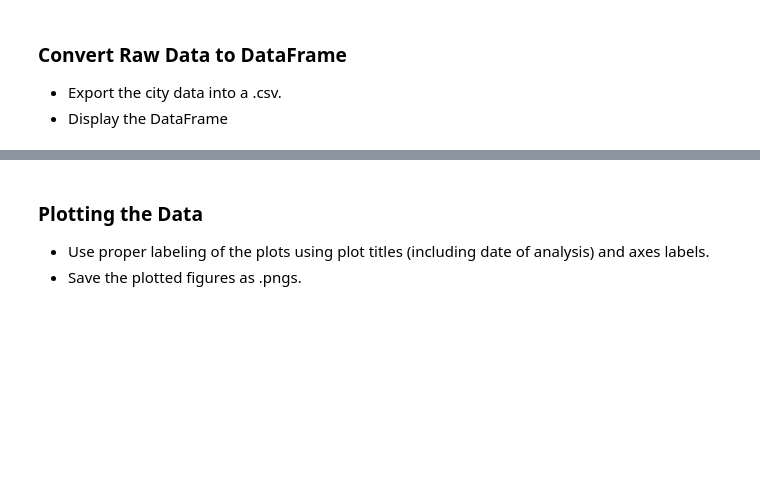
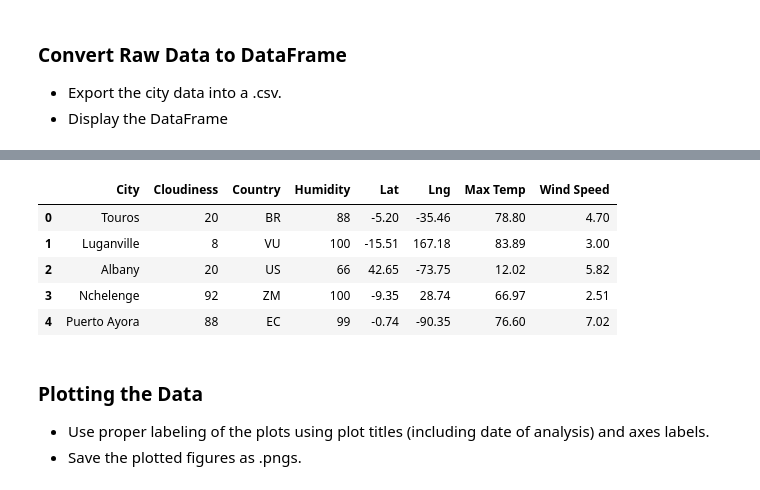
Before and after one commit to nandriychuk/python-APIs, a Jupyter notebook: WeatherPy.ipynb, the cells around one changed output, grey strips where cells are left out. Cells and saved outputs as stored; diff of their text form; code cells hidden in the pictures; blank space fills up the shorter version.

```diff
--- a/WeatherPy.ipynb
+++ b/WeatherPy.ipynb
@@ -185,6 +154,16 @@ weather_df
 # %%
 #Safe Data Frame
 weather_df.to_csv(output_data_file, sep=',', header=True, index=False)
+# %%
+# Display the Data Frame
+weather_df.head()
+# %% [output]
+|  | City | Cloudiness | Country | Humidity | Lat | Lng | Max Temp | Wind Speed |
+| 0 | Touros | 20 | BR | 88 | -5.20 | -35.46 | 78.80 | 4.70 |
+| 1 | Luganville | 8 | VU | 100 | -15.51 | 167.18 | 83.89 | 3.00 |
+| 2 | Albany | 20 | US | 66 | 42.65 | -73.75 | 12.02 | 5.82 |
+| 3 | Nchelenge | 92 | ZM | 100 | -9.35 | 28.74 | 66.97 | 2.51 |
+| 4 | Puerto Ayora | 88 | EC | 99 | -0.74 | -90.35 | 76.60 | 7.02 |
 # %% [markdown]
 ### Plotting the Data
 * Use proper labeling of the plots using plot titles (including date of analysis) and axes labels.
```
Also changed, not shown: parts of 11 cells of this notebook, 4 other files.
